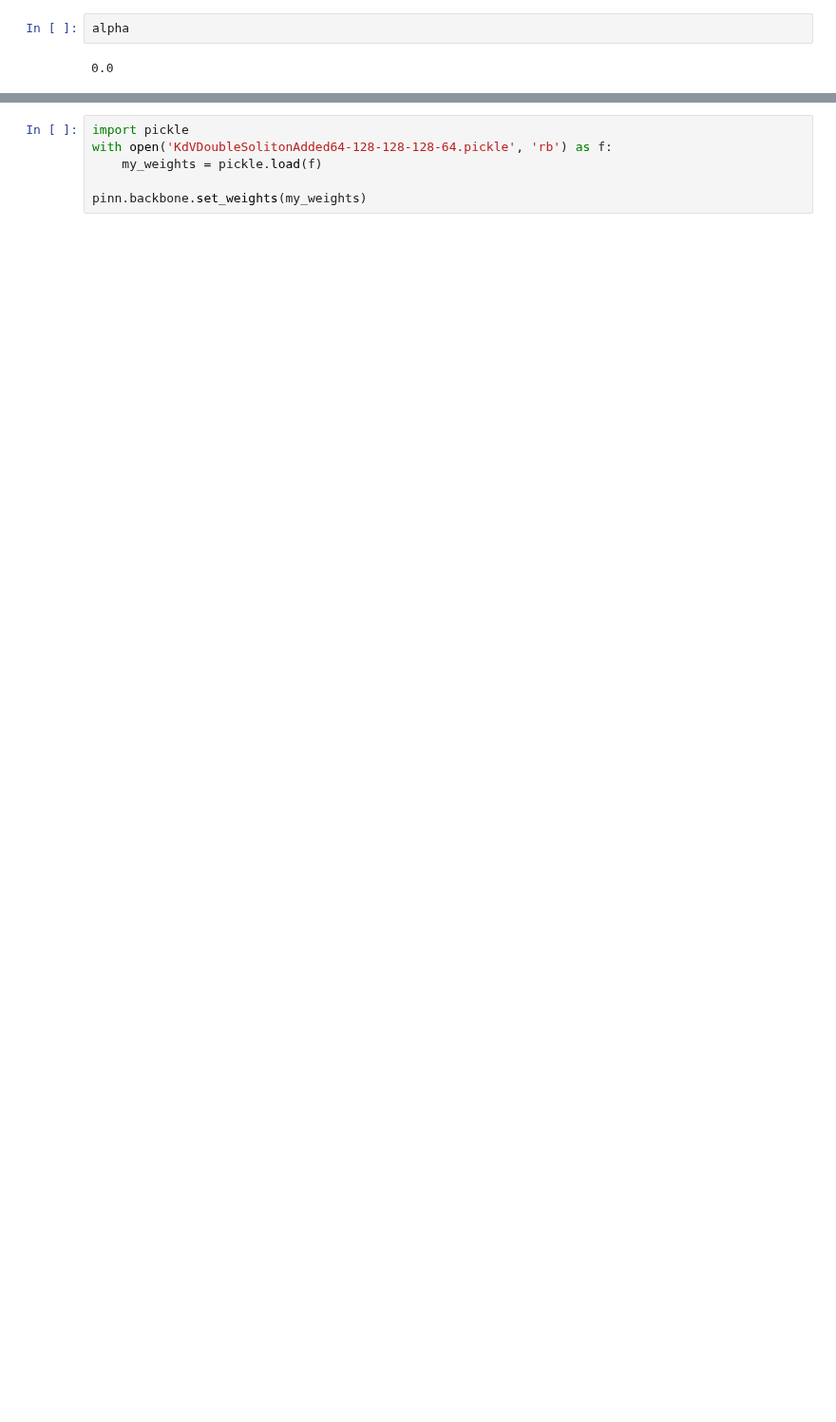
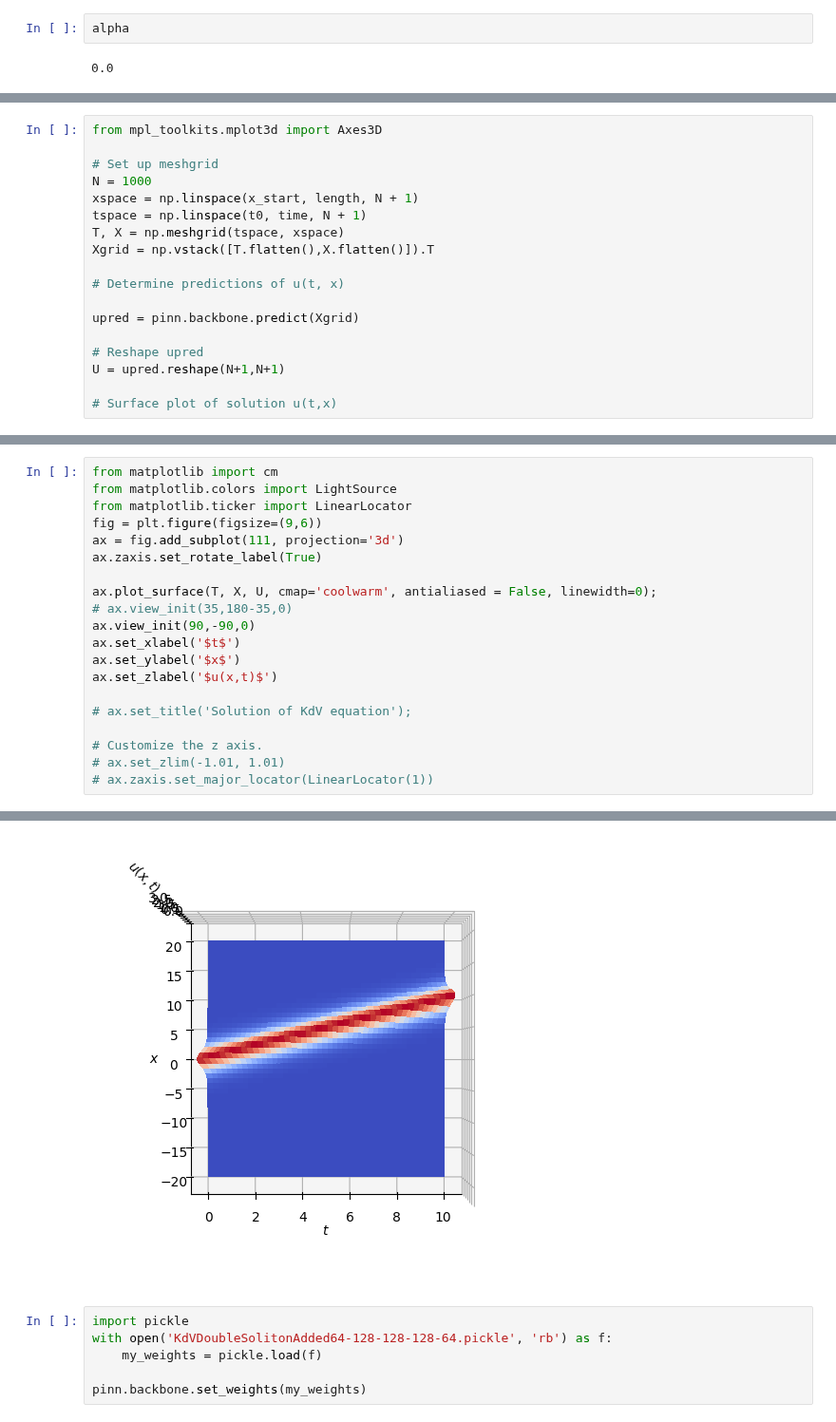
Before and after one commit to naiaseh/Trunk, a Jupyter notebook: PinnNew/KdVB.ipynb, the cells around one changed output, grey strips where cells are left out. Shown at 95% size. Cells and saved outputs as stored; diff of their text form; blank space fills up the shorter version.

```diff
--- a/PinnNew/KdVB.ipynb
+++ b/PinnNew/KdVB.ipynb
@@ -319,3 +222,21 @@ def plot_snapshots(timeList,num_test_samples = 1000, phi_function = phi_function
         # plt.ylim([-0.5, 2.])
         # plt.xlim([-50,50])
     return
+# %%
+from mpl_toolkits.mplot3d import Axes3D
+
+# Set up meshgrid
+N = 1000
+xspace = np.linspace(x_start, length, N + 1)
+tspace = np.linspace(t0, time, N + 1)
+T, X = np.meshgrid(tspace, xspace)
+Xgrid = np.vstack([T.flatten(),X.flatten()]).T
+
+# Determine predictions of u(t, x)
+
+upred = pinn.backbone.predict(Xgrid)
+
+# Reshape upred
+U = upred.reshape(N+1,N+1)
+
+# Surface plot of solution u(t,x)
@@ -321,0 +245,21 @@ def plot_snapshots(timeList,num_test_samples = 1000, phi_function = phi_function
+# %%
+from matplotlib import cm
+from matplotlib.colors import LightSource
+from matplotlib.ticker import LinearLocator
+fig = plt.figure(figsize=(9,6))
+ax = fig.add_subplot(111, projection='3d')
+ax.zaxis.set_rotate_label(True)
+
+ax.plot_surface(T, X, U, cmap='coolwarm', antialiased = False, linewidth=0);
+# ax.view_init(35,180-35,0)
+ax.view_init(90,-90,0)
+ax.set_xlabel('$t$')
+ax.set_ylabel('$x$')
+ax.set_zlabel('$u(x,t)$')
+
+# ax.set_title('Solution of KdV equation');
+
+# Customize the z axis.
+# ax.set_zlim(-1.01, 1.01)
+# ax.zaxis.set_major_locator(LinearLocator(1))
+# %% [output]
@@ -322,3 +267,4 @@ def plot_snapshots(timeList,num_test_samples = 1000, phi_function = phi_function
+[figure, added]
 # %%
 import pickle
 with open('KdVDoubleSolitonAdded64-128-128-128-64.pickle', 'rb') as f:
```
Also changed, not shown: parts of 18 cells of this notebook.
